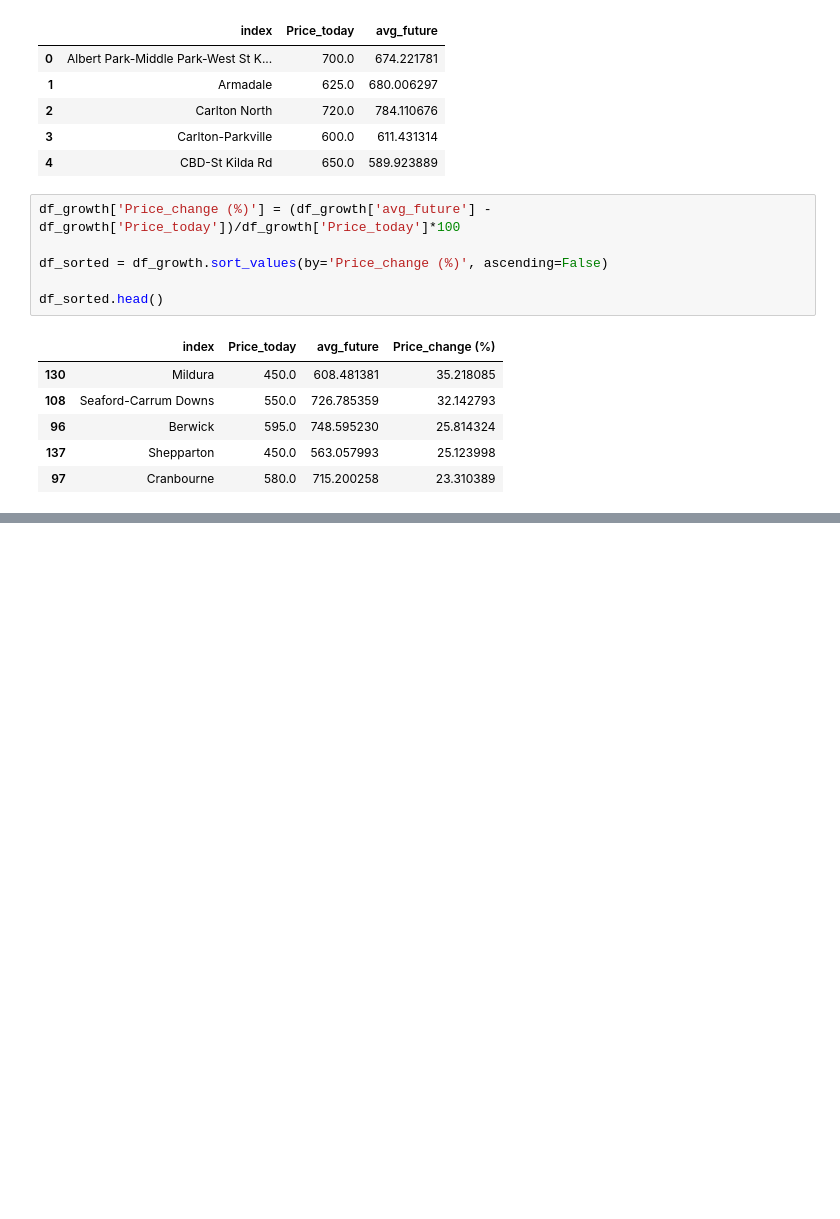
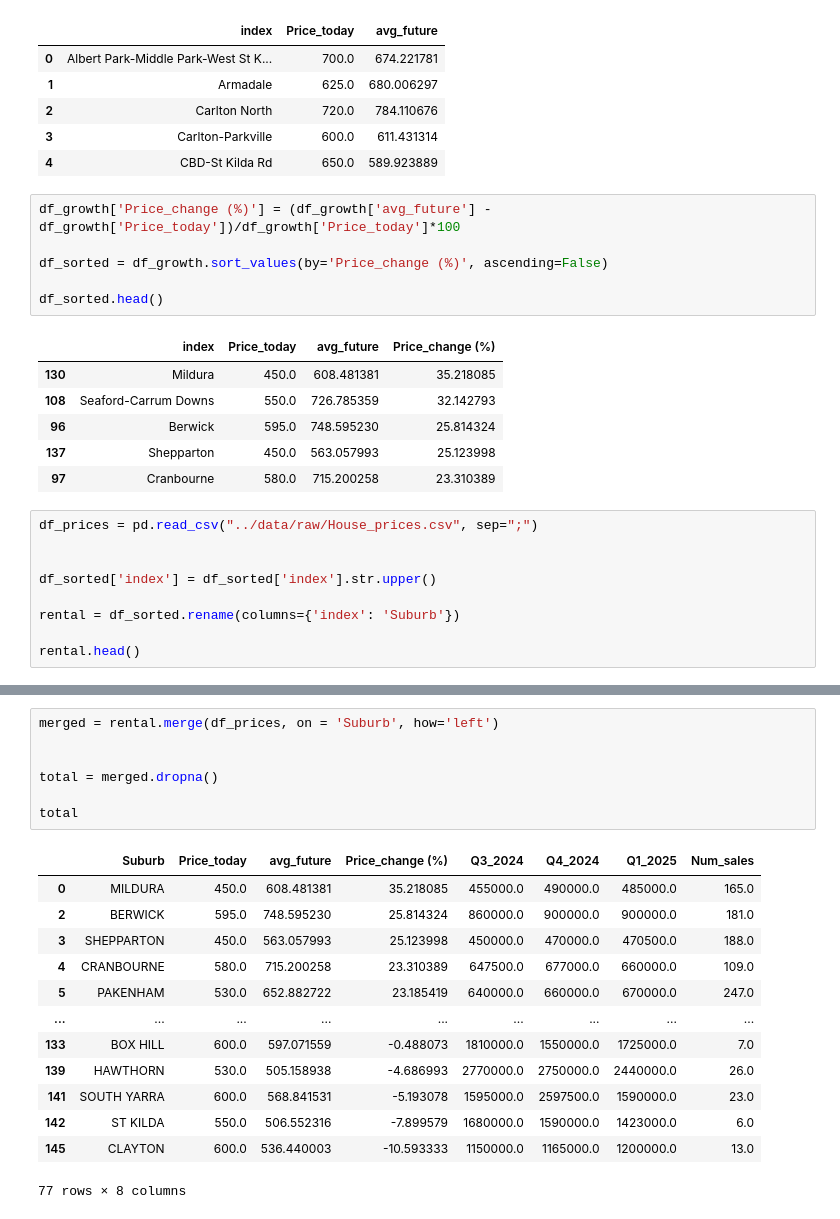
Before and after one commit to bicicow03/Group-Project-Real-Estate-Industry-Analysis, a Jupyter notebook: notebooks/evaluation.ipynb, the cells around one changed output, grey strips where cells are left out. Drawn from its saved outputs; the diff is of its cells as text; blank space fills up the shorter version.

Commit message:
evaluation with property prices

```diff
--- a/notebooks/evaluation.ipynb
+++ b/notebooks/evaluation.ipynb
@@ -67,3 +67,12 @@ df_sorted.head()
 | 96 | Berwick | 595.0 | 748.595230 | 25.814324 |
 | 137 | Shepparton | 450.0 | 563.057993 | 25.123998 |
 | 97 | Cranbourne | 580.0 | 715.200258 | 23.310389 |
+# %%
+df_prices = pd.read_csv("../data/raw/House_prices.csv", sep=";")
+
+
+df_sorted['index'] = df_sorted['index'].str.upper()
+
+rental = df_sorted.rename(columns={'index': 'Suburb'})
+
+rental.head()
@@ -69,0 +86,21 @@ df_sorted.head()
+# %%
+merged = rental.merge(df_prices, on = 'Suburb', how='left')
+
+
+total = merged.dropna()
+
+total
+# %% [output]
+|  | Suburb | Price_today | avg_future | Price_change (%) | Q3_2024 | Q4_2024 | Q1_2025 | Num_sales |
+| 0 | MILDURA | 450.0 | 608.481381 | 35.218085 | 455000.0 | 490000.0 | 485000.0 | 165.0 |
+| 2 | BERWICK | 595.0 | 748.595230 | 25.814324 | 860000.0 | 900000.0 | 900000.0 | 181.0 |
+| 3 | SHEPPARTON | 450.0 | 563.057993 | 25.123998 | 450000.0 | 470000.0 | 470500.0 | 188.0 |
+| 4 | CRANBOURNE | 580.0 | 715.200258 | 23.310389 | 647500.0 | 677000.0 | 660000.0 | 109.0 |
+| 5 | PAKENHAM | 530.0 | 652.882722 | 23.185419 | 640000.0 | 660000.0 | 670000.0 | 247.0 |
+| ... | ... | ... | ... | ... | ... | ... | ... | ... |
+| 133 | BOX HILL | 600.0 | 597.071559 | -0.488073 | 1810000.0 | 1550000.0 | 1725000.0 | 7.0 |
+| 139 | HAWTHORN | 530.0 | 505.158938 | -4.686993 | 2770000.0 | 2750000.0 | 2440000.0 | 26.0 |
+| 141 | SOUTH YARRA | 600.0 | 568.841531 | -5.193078 | 1595000.0 | 2597500.0 | 1590000.0 | 23.0 |
+| 142 | ST KILDA | 550.0 | 506.552316 | -7.899579 | 1680000.0 | 1590000.0 | 1423000.0 | 6.0 |
+| 145 | CLAYTON | 600.0 | 536.440003 | -10.593333 | 1150000.0 | 1165000.0 | 1200000.0 | 13.0 |
+77 rows × 8 columns
```
Also changed, not shown: parts of 4 cells of this notebook.
